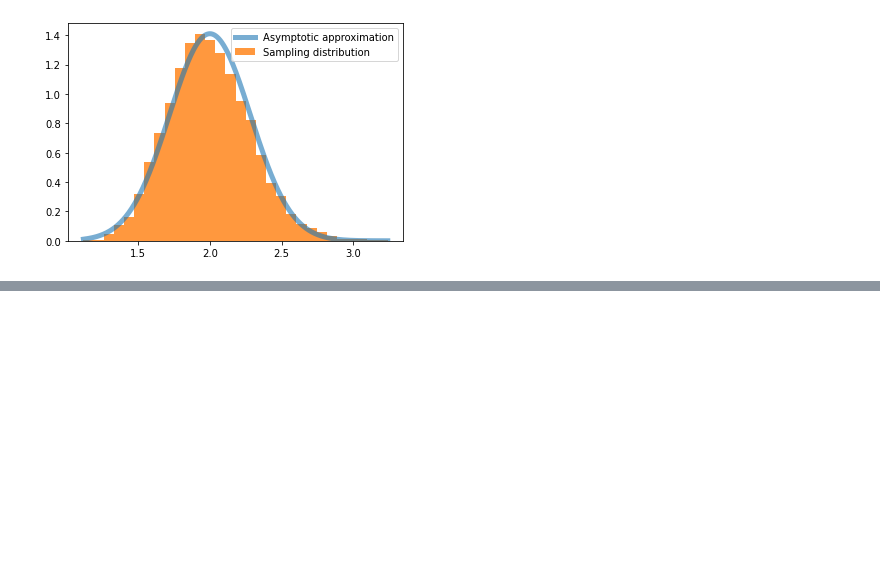
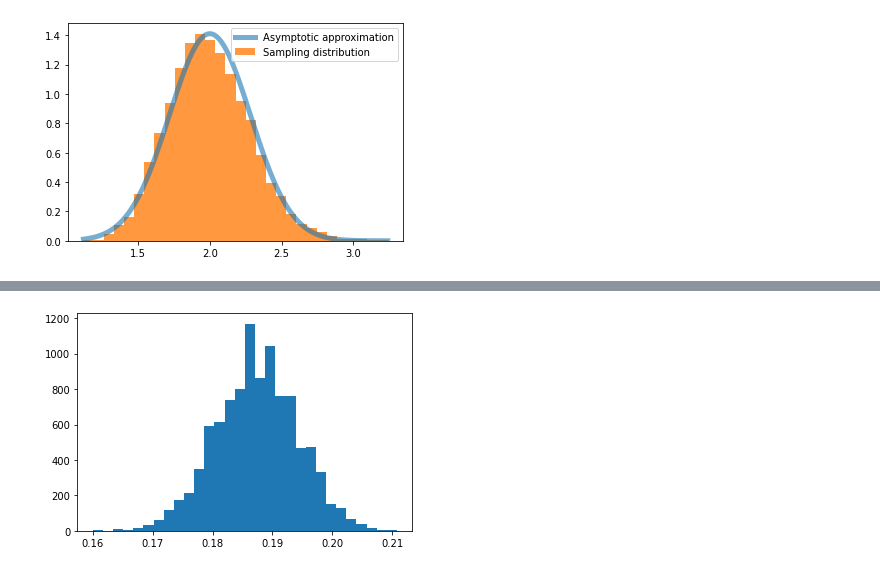
Before and after one commit to khaichiong/meco7312, a Jupyter notebook: Lecture6.ipynb, the cells around one changed output, grey strips where cells are left out. Saved outputs shown, nothing was run; the diff lists cells and outputs as text; code cells hidden in the pictures; blank space fills up the shorter version.

```diff
--- a/Lecture6.ipynb
+++ b/Lecture6.ipynb
@@ -125,0 +132,12 @@ plt.show()
+# %%
+p = 0.25
+n = 1000
+s = 10000
+x = np.random.binomial(1,p,(n,s))
+# %%
+#Calculate the statistic sample_mean*(1-sample_mean) for each experiment
+sample_mean = np.mean(x,axis=0)
+plt.hist(sample_mean*(1-sample_mean),bins=30)
+plt.show()
+# %% [output]
+[figure, added]
```
Also changed, not shown: parts of 15 cells of this notebook.
